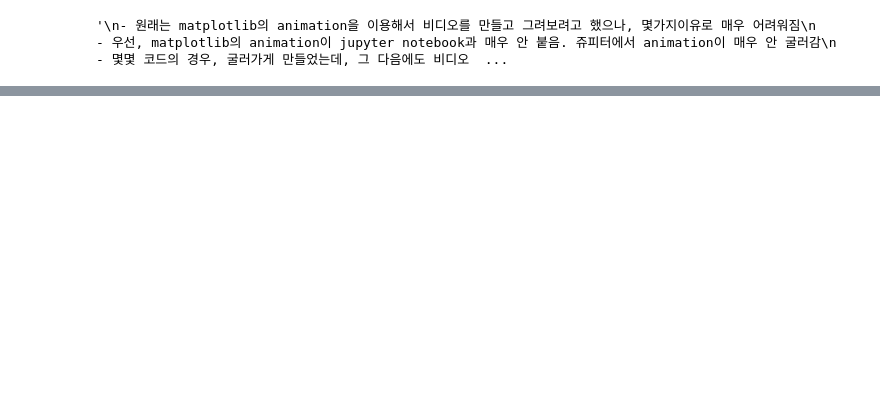
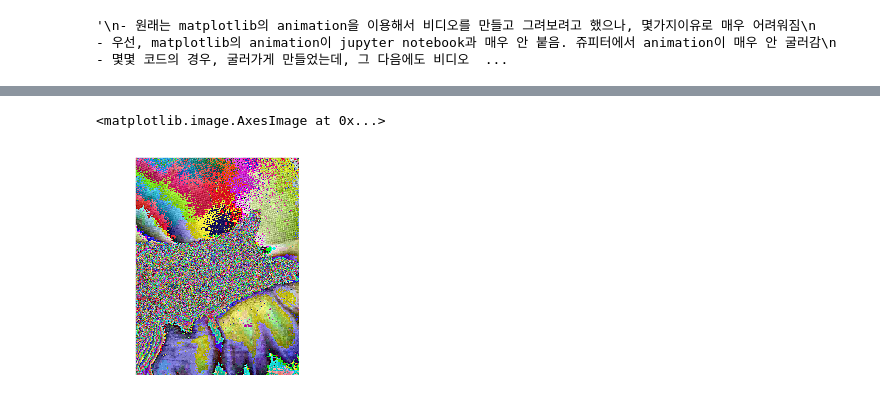
Before and after one commit to frhyme/frhyme.github.io, a Jupyter notebook: _posts/personal_ipynb/180626-gif with matplotlib.ipynb, the cells around one changed output, grey strips where cells are left out. Cells and saved outputs as stored; diff of their text form; code cells hidden in the pictures; blank space fills up the shorter version.

```diff
--- a/_posts/personal_ipynb/180626-gif with matplotlib.ipynb
+++ b/_posts/personal_ipynb/180626-gif with matplotlib.ipynb
@@ -86,0 +225,9 @@ HTML(data='''<video alt="test" controls>
+# %%
+img1 = Image.open("/Users/frhyme/Downloads/IMG_9715.JPG".format(1))
+img2 = Image.open("/Users/frhyme/Downloads/IMG_9715.JPG".format(1))
+img1, img2 = np.array(img1), np.array(img2)
+
+plt.imshow(img1*20)
+# %% [output]
+<matplotlib.image.AxesImage at 0x...>
+[figure, added]
```
Also changed, not shown: parts of 10 cells of this notebook, 13 other files.
